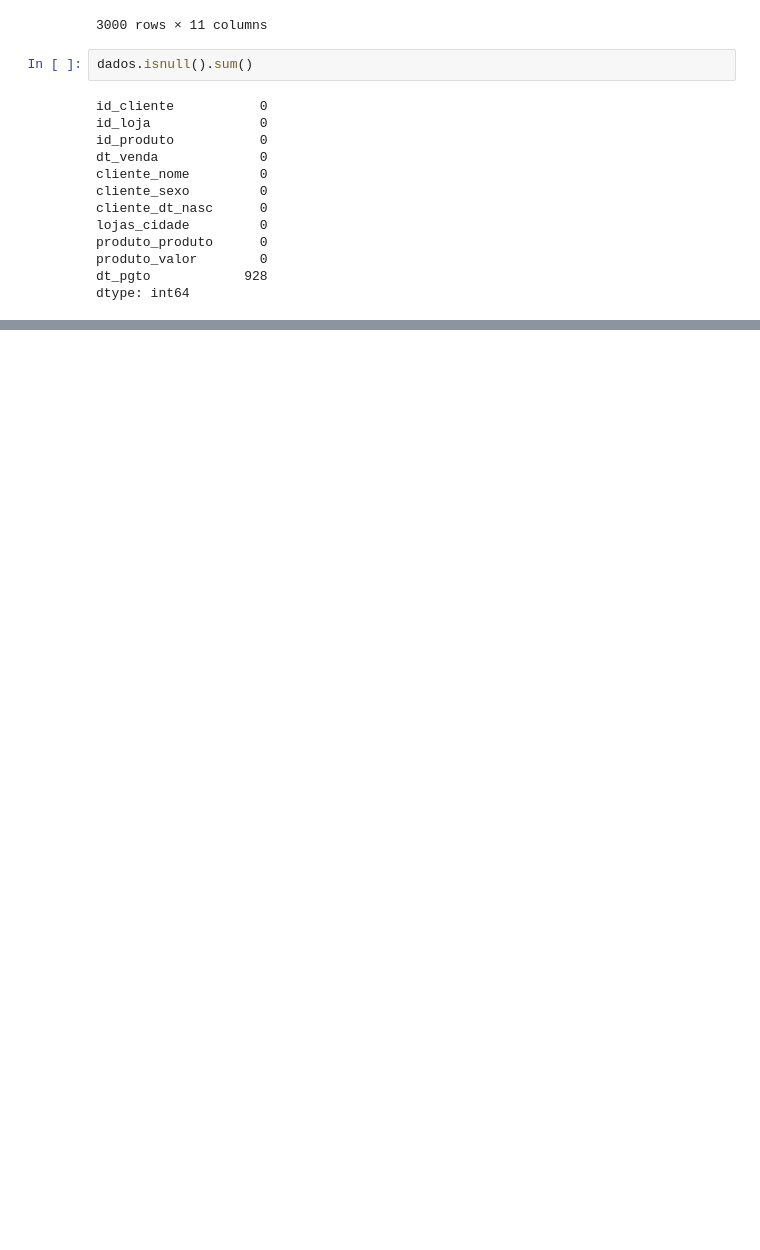
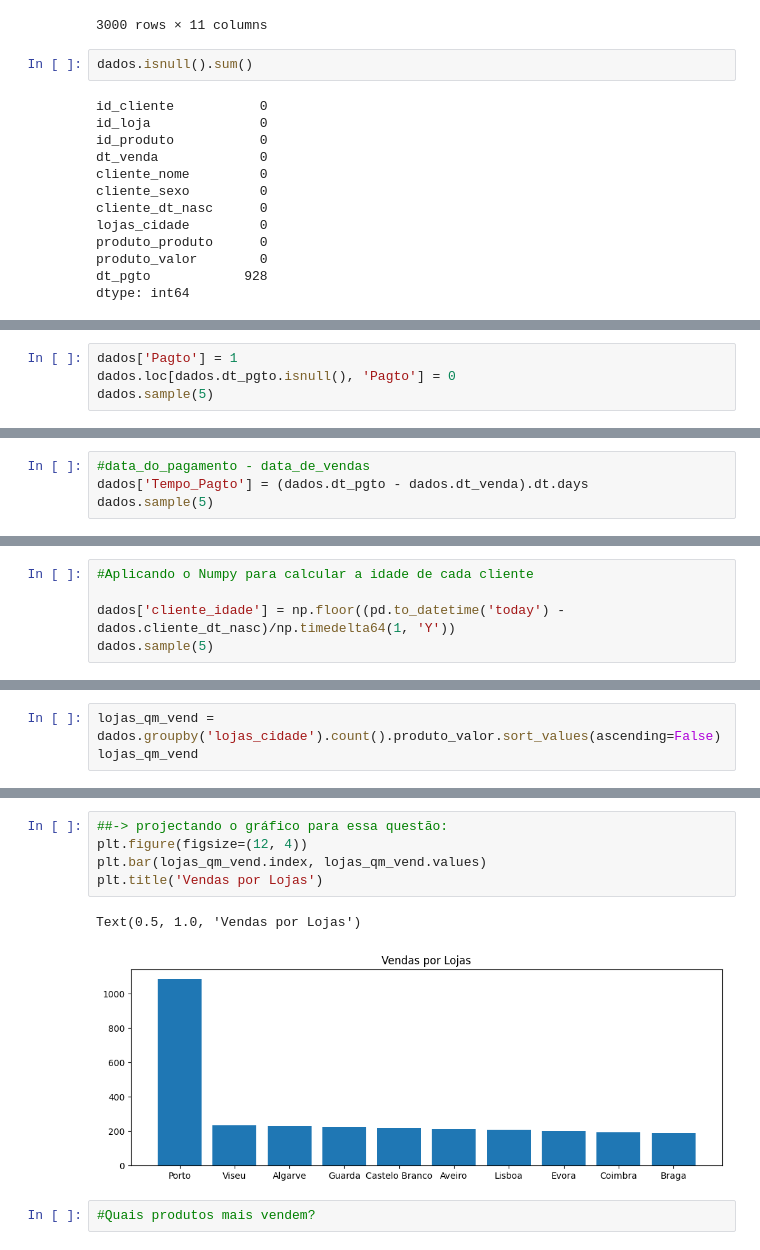
Before and after one commit to Gcango/Analise_Vendas_Soft_You, a Jupyter notebook: Soft_You_Analise_de_Vendas.ipynb, the cells around one changed output, grey strips where cells are left out. Drawn from its saved outputs; the diff is of its cells as text; blank space fills up the shorter version.

```diff
--- a/Soft_You_Analise_de_Vendas.ipynb
+++ b/Soft_You_Analise_de_Vendas.ipynb
@@ -446,0 +466,4 @@ dtype: int64
+# %%
+dados['Pagto'] = 1
+dados.loc[dados.dt_pgto.isnull(), 'Pagto'] = 0
+dados.sample(5)
@@ -446,0 +478,4 @@ dtype: int64
+# %%
+#data_do_pagamento - data_de_vendas
+dados['Tempo_Pagto'] = (dados.dt_pgto - dados.dt_venda).dt.days
+dados.sample(5)
@@ -446,0 +490,5 @@ dtype: int64
+# %%
+#Aplicando o Numpy para calcular a idade de cada cliente
+
+dados['cliente_idade'] = np.floor((pd.to_datetime('today') - dados.cliente_dt_nasc)/np.timedelta64(1, 'Y'))
+dados.sample(5)
@@ -446,0 +514,3 @@ dtype: int64
+# %%
+lojas_qm_vend = dados.groupby('lojas_cidade').count().produto_valor.sort_values(ascending=False)
+lojas_qm_vend
@@ -446,0 +530,10 @@ dtype: int64
+# %%
+##-> projectando o gráfico para essa questão:
+plt.figure(figsize=(12, 4))
+plt.bar(lojas_qm_vend.index, lojas_qm_vend.values)
+plt.title('Vendas por Lojas')
+# %% [output]
+Text(0.5, 1.0, 'Vendas por Lojas')
+[figure, added]
+# %%
+#Quais produtos mais vendem?
```
Also changed, not shown: parts of 11 cells of this notebook.
